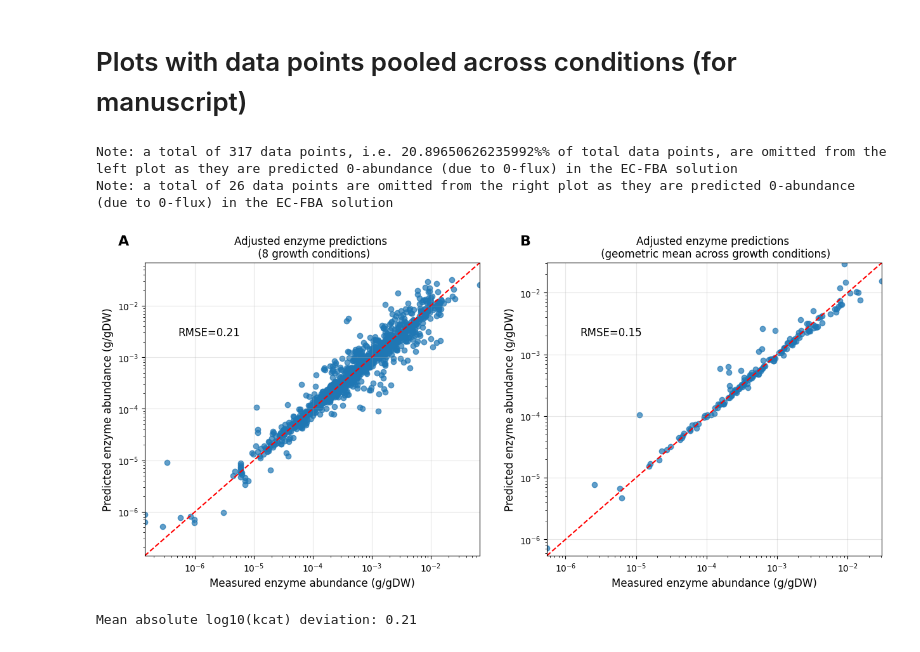
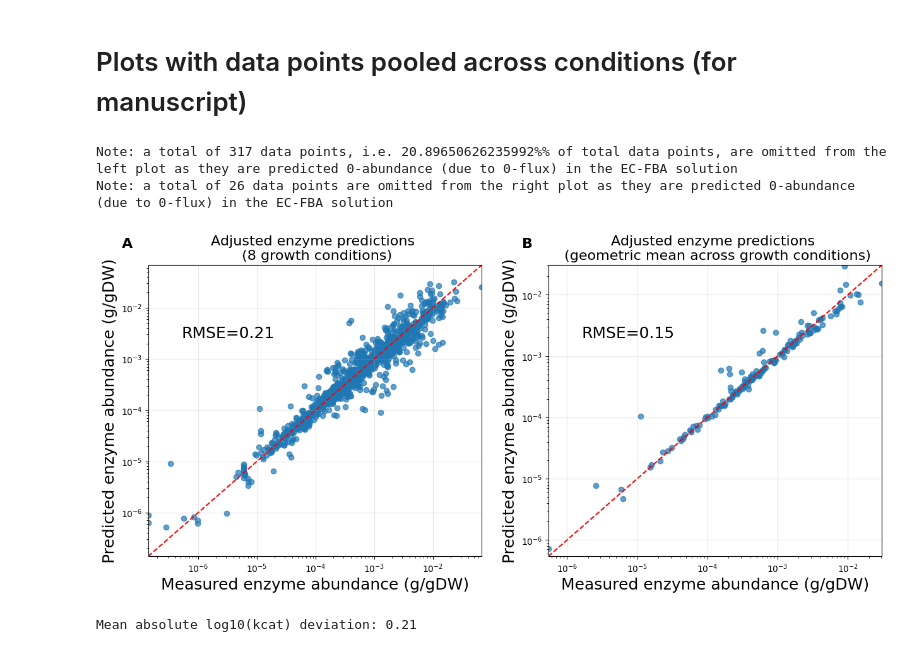
Before and after one commit to marco-corrao/iCH360_paper, a Jupyter notebook: Manuscript_Figures/notebooks/enzyme_allocation_predictions.ipynb, the cells around one changed output. Cells and saved outputs as stored; diff of their text form; code cells hidden in the pictures.

```diff
--- a/Manuscript_Figures/notebooks/enzyme_allocation_predictions.ipynb
+++ b/Manuscript_Figures/notebooks/enzyme_allocation_predictions.ipynb
@@ -177,8 +177,8 @@ plt.tight_layout()
 # %%
 fig,ax=plt.subplots(1,2,figsize=(15,6))
 #Parameters
-label_fs=12
-title_fs=12
+label_fs=18
+title_fs=16
 
 
 #Panel B
@@ -224,34 +224,34 @@ ax[1].set_xlabel('Measured enzyme abundance (g/gDW)',fontsize=label_fs)
 ax[1].set_ylabel('Predicted enzyme abundance (g/gDW)',fontsize=label_fs)
 ax[1].set_xscale('log')
 ax[1].set_yscale('log')
 #Set common limits
 shared_limits=[min(np.min(GM['measured'][GM['measured']>0]),
                    np.min(GM['adjusted_predicted'][GM['adjusted_predicted']>0])),
                max(np.max(GM['measured'][GM['measured']>0]),
                    np.max(GM['adjusted_predicted'][GM['adjusted_predicted']>0]))]
 ax[1].set_xlim(shared_limits)
 ax[1].set_ylim(shared_limits)
 #Draw diagonal line
 ax[1].plot(shared_limits,shared_limits,'r--')
 ax[1].grid(alpha=grid_alpha)
 #Write RMSEL on the top left of the plot
 ax[1].text(0.1,0.75,f'RMSE={RMSEL(GM["measured"].values,GM["adjusted_predicted"].values):.2f}',
             transform=ax[1].transAxes,fontsize=label_fs)
 
 #Add letter C to the plot
 ax[1].set_title(f'Adjusted enzyme predictions \n (geometric mean across growth conditions)',fontsize=title_fs)
 ax[1].text(-0.08, 1.06, 'B', transform=ax[1].transAxes,
             size=16, weight='bold')
 
 zero_predictions_for_all_conditions=results['enzyme_allocation'].groupby("enzyme").aggregate({'adjusted_predicted':lambda x: np.all(x==0)}).query("adjusted_predicted==True")
 print(f"Note: a total of {len(zero_predictions_for_all_conditions)} data points are omitted from the right plot as they are predicted 0-abundance (due to 0-flux) in the EC-FBA solution")
 #save figure to file
 fig.savefig('../figures/kcat_adjusted_enzyme_allocation_predictions.svg',dpi=300,bbox_inches='tight')
 fig.savefig('../figures/kcat_adjusted_enzyme_allocation_predictions.pdf',dpi=300,bbox_inches='tight')
 # %% [output]
 Note: a total of 317 data points, i.e. 20.89650626235992%% of total data points, are omitted from the left plot as they are predicted 0-abundance (due to 0-flux) in the EC-FBA solution
 Note: a total of 26 data points are omitted from the right plot as they are predicted 0-abundance (due to 0-flux) in the EC-FBA solution
-[figure, old version]
+[figure, new version]
 # %%
 fig,ax=plt.subplots(1,1,figsize=(7,6))
 ax=[ax]
```
Also changed, not shown: parts of 2 cells of this notebook, 3 other files.
